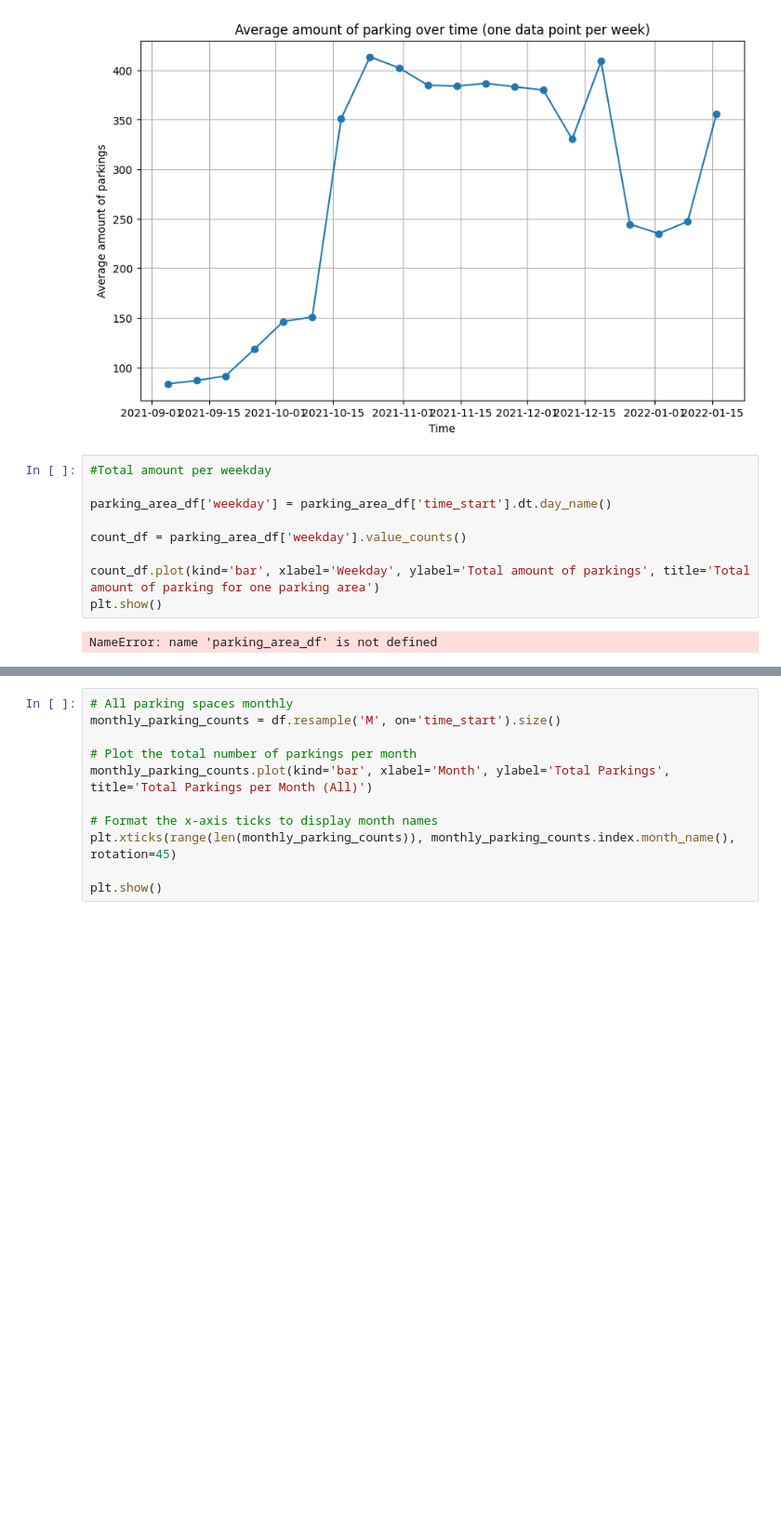
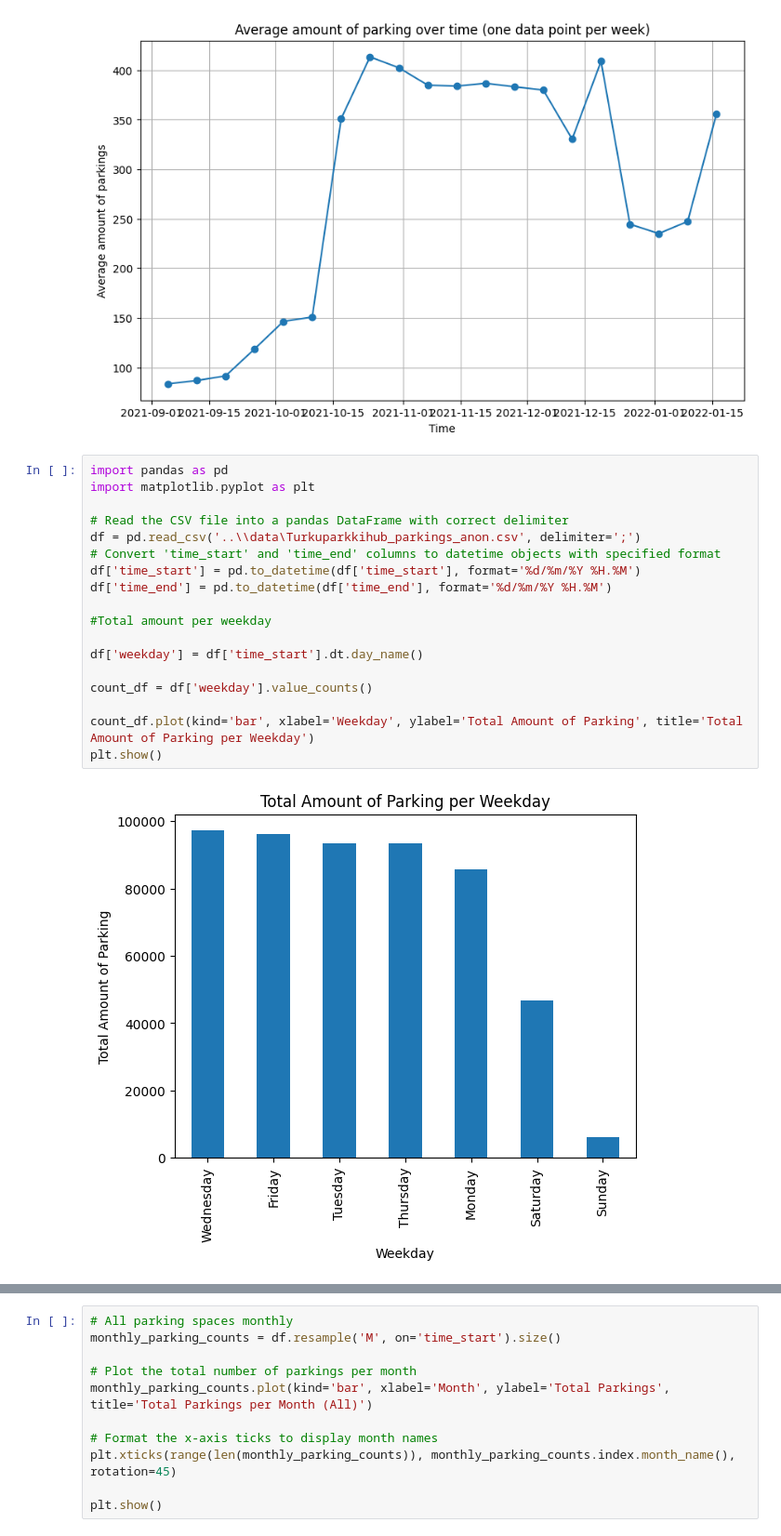
Before and after one commit to vsjostro/parking-prediction, a Jupyter notebook: data-analysis/time_series_analysis.ipynb, the cells around one changed output, grey strips where cells are left out. Shown at 93% size. Saved outputs shown, nothing was run; the diff lists cells and outputs as text; blank space fills up the shorter version.

```diff
--- a/data-analysis/time_series_analysis.ipynb
+++ b/data-analysis/time_series_analysis.ipynb
@@ -182,17 +182,26 @@ plt.grid(True)
 plt.show()
 # %% [output]
 [figure]
-# %%
-#Total amount per weekday
-
-parking_area_df['weekday'] = parking_area_df['time_start'].dt.day_name()
-
-count_df = parking_area_df['weekday'].value_counts()
-
-count_df.plot(kind='bar', xlabel='Weekday', ylabel='Total amount of parkings', title='Total amount of parking for one parking area')
-plt.show()
-# %% [output]
-NameError: name 'parking_area_df' is not defined
+# %%
+import pandas as pd
+import matplotlib.pyplot as plt
+
+# Read the CSV file into a pandas DataFrame with correct delimiter
+df = pd.read_csv('..\\data\Turkuparkkihub_parkings_anon.csv', delimiter=';')
+# Convert 'time_start' and 'time_end' columns to datetime objects with specified format
+df['time_start'] = pd.to_datetime(df['time_start'], format='%d/%m/%Y %H.%M')
+df['time_end'] = pd.to_datetime(df['time_end'], format='%d/%m/%Y %H.%M')
+
+#Total amount per weekday
+
+df['weekday'] = df['time_start'].dt.day_name()
+
+count_df = df['weekday'].value_counts()
+
+count_df.plot(kind='bar', xlabel='Weekday', ylabel='Total Amount of Parking', title='Total Amount of Parking per Weekday')
+plt.show()
+# %% [output]
+[figure, added]
 # %%
 
 # Calculate duration of parking for each row
```
Also changed, not shown: parts of 7 cells of this notebook, 24 other files.
